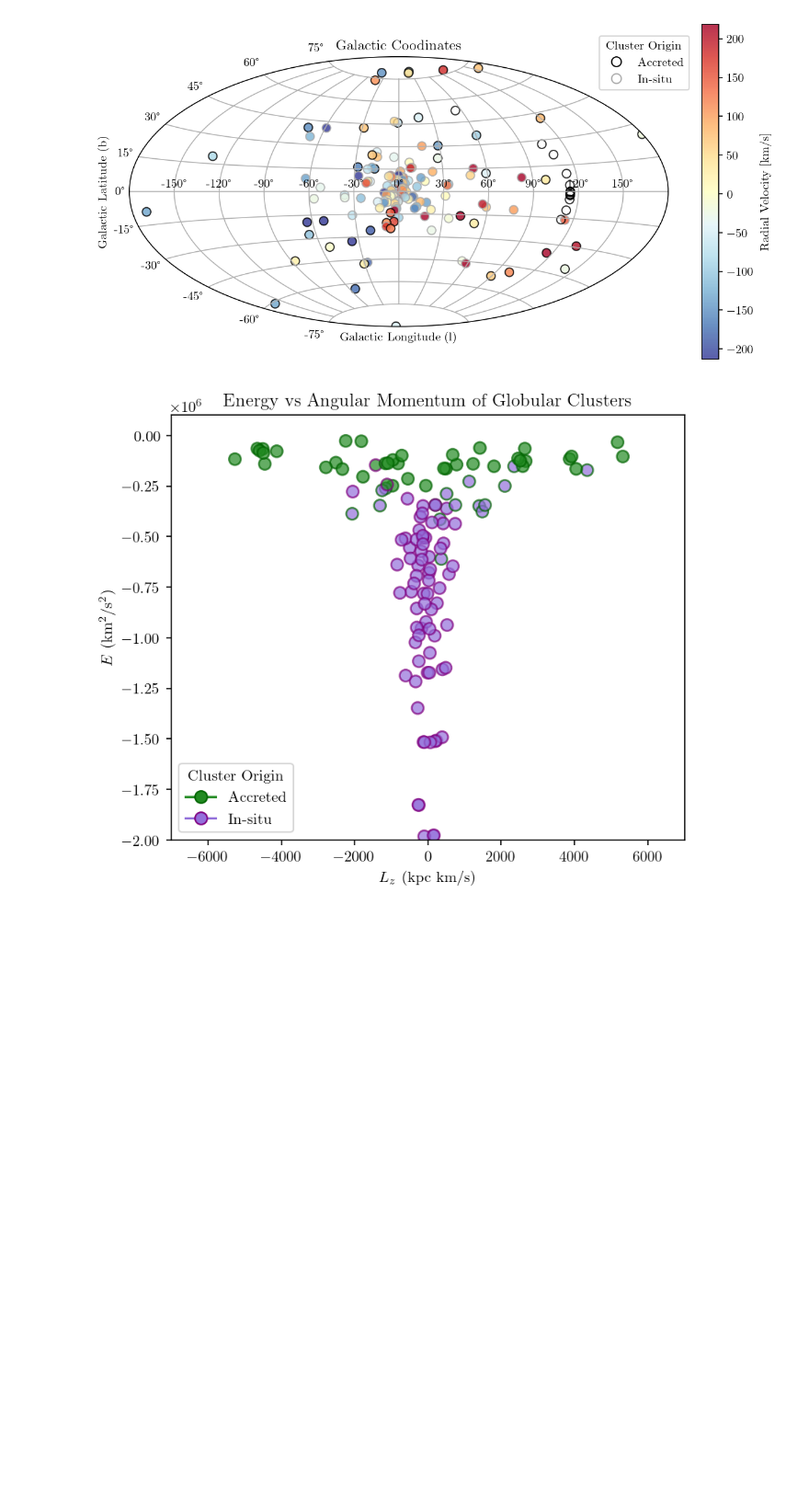
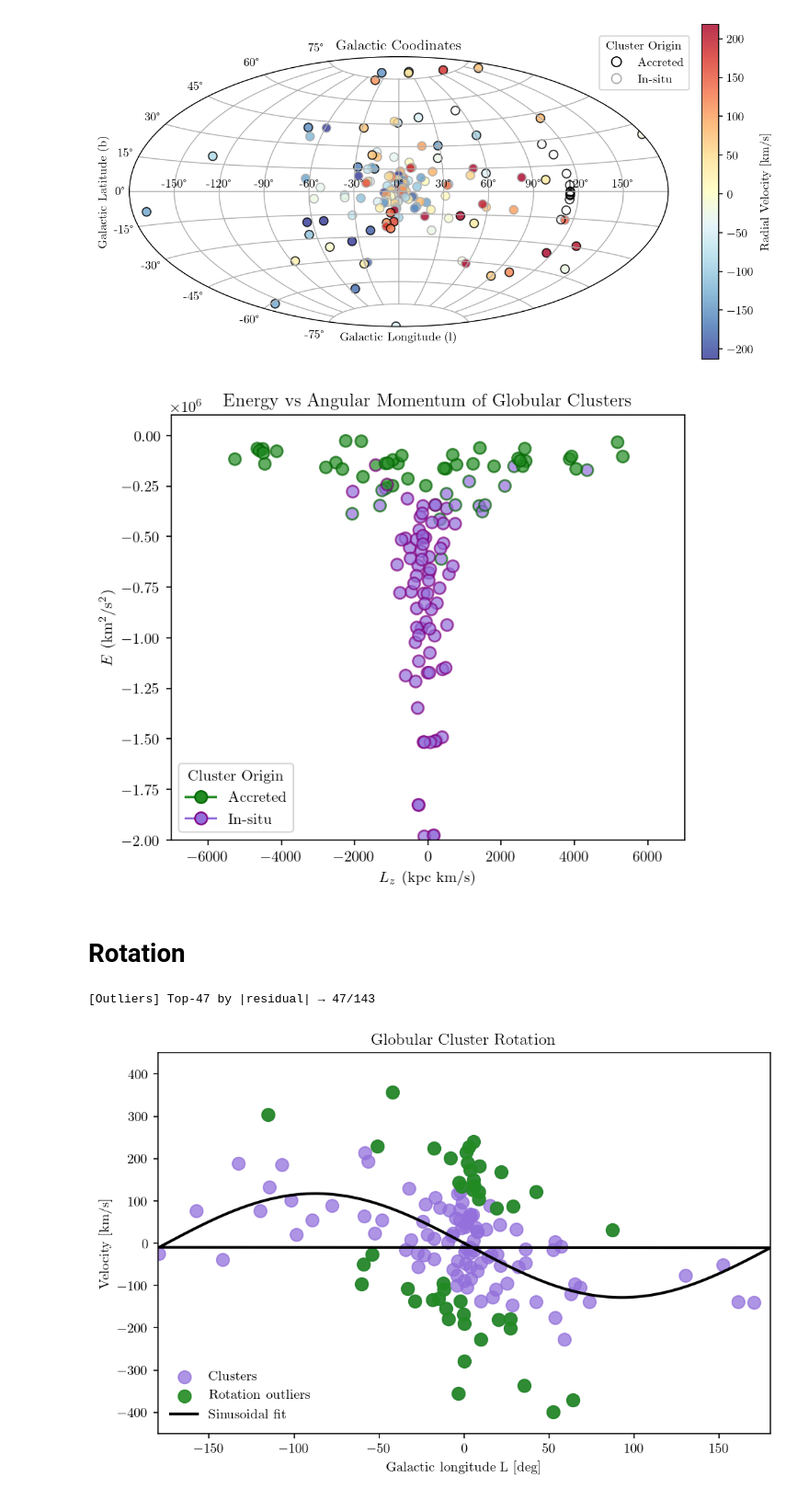
Before and after one commit to sleepdepr1ved/PHYS3116_Team, a Jupyter notebook: PHYS3116_Main_Code.ipynb, the cells around one changed output. Shown at 92% size. Saved outputs shown, nothing was run; the diff lists cells and outputs as text; code cells hidden in the pictures; blank space fills up the shorter version.

Commit message:
added rotation to main, made changes out outlier analysis because of code not copying over well from rotation file

```diff
--- a/PHYS3116_Main_Code.ipynb
+++ b/PHYS3116_Main_Code.ipynb
@@ -405,3 +404,81 @@ plt.legend(handles=legend_handles, loc='best', title='Cluster Origin')
 plt.show()
 # %% [output]
 [figure]
+# %% [markdown]
+# Rotation
+# %%
+
+# deterministic rule for rotation outliers
+OUTLIER_MODE   = "topk"   # options: "topk", "fixed_thr"
+TOPK_K         = 47       # used if OUTLIER_MODE == "topk"
+FIXED_THR_KMS  = 121.54   # used if OUTLIER_MODE == "fixed_thr"
+
+# Load & prepare rotation dataframe
+h1 = pd.read_csv("HarrisPartI.csv")
+h3 = pd.read_csv("HarrisPartIII.csv")
+
+df_rot = (
+    h1[["ID", "Name", "L", "B", "R_Sun", "R_gc"]]
+    .merge(h3[["ID", "v_r", "v_LSR"]], on="ID", how="inner")
+    .copy()
+)
+
+# Build a single velocity column: prefer v_LSR, else v_r
+df_rot["vel"] = df_rot["v_LSR"].where(df_rot["v_LSR"].notna(), df_rot["v_r"])
+df_rot = df_rot.dropna(subset=["L", "vel"]).reset_index(drop=True)
+
+assert {"ID","L","vel","B","R_Sun","R_gc"}.issubset(df_rot.columns)
+
+# Sinusoidal model and fit on unwrapped [0, 360)
+def v_sin(L_deg, v0, A, L0):
+    L = np.radians(L_deg)
+    return v0 + A * np.sin(L - np.radians(L0))
+
+L_fit = np.mod(df_rot["L"].to_numpy(), 360.0)
+v     = df_rot["vel"].to_numpy()
+
+coef = np.polyfit(L_fit, v, 1)
+p0   = [coef[1], float(np.std(v)), 0.0]
+popt, _ = curve_fit(v_sin, L_fit, v, p0=p0, maxfev=20000)
+
+#  Residuals & deterministic outliers (no MAD)
+vfit    = v_sin(L_fit, *popt)
+res     = v - vfit
+abs_res = np.abs(res)
+
+if OUTLIER_MODE.lower() == "topk":
+    idx = np.argsort(-abs_res, kind="stable")
+    rot_mask = np.zeros_like(abs_res, dtype=bool)
+    rot_mask[idx[:TOPK_K]] = True
+    mode_msg = f"Top-{TOPK_K} by |residual|"
+elif OUTLIER_MODE.lower() == "fixed_thr":
+    rot_mask = abs_res > float(FIXED_THR_KMS)
+    mode_msg = f"Fixed threshold ±{float(FIXED_THR_KMS):.2f} km/s"
+else:
+    raise ValueError("OUTLIER_MODE must be 'topk' or 'fixed_thr'")
+
+df_rot["v_fit_sin"]   = vfit
+df_rot["v_resid_sin"] = res
+df_rot["rot_outlier"] = rot_mask
+
+print(f"[Outliers] {mode_msg} → {int(rot_mask.sum())}/{len(df_rot)}")
+
+# Plot rotation with wrapped longitudes for display (-180..+180)
+L_plot = df_rot["L"].apply(lambda x: x - 360 if x > 180 else x)
+
+fig, ax = plt.subplots(figsize=(8, 5))
+ax.scatter(L_plot, df_rot["vel"], s=85, alpha=0.75, color="mediumpurple", label="Clusters")
+ax.scatter(L_plot[rot_mask], df_rot.loc[rot_mask, "vel"],
+           s=85, alpha=0.9, color="forestgreen", label="Rotation outliers")
+
+Lgrid = np.linspace(0, 360, 721)
+ax.plot(Lgrid - 360*(Lgrid > 180), v_sin(Lgrid, *popt), "k-", lw=2, label="Sinusoidal fit")
+
+ax.set_xlim(-180, 180); ax.set_ylim(-450, 450)
+ax.set_xlabel("Galactic longitude L [deg]"); ax.set_ylabel("Velocity [km/s]")
+ax.set_title(f"Globular Cluster Rotation")
+ax.legend(frameon=False, loc="lower left")
+plt.show()
+# %% [output]
+[Outliers] Top-47 by |residual| → 47/143
+[figure, added]
```
Also changed, not shown: parts of 3 cells of this notebook, 1 other file.
